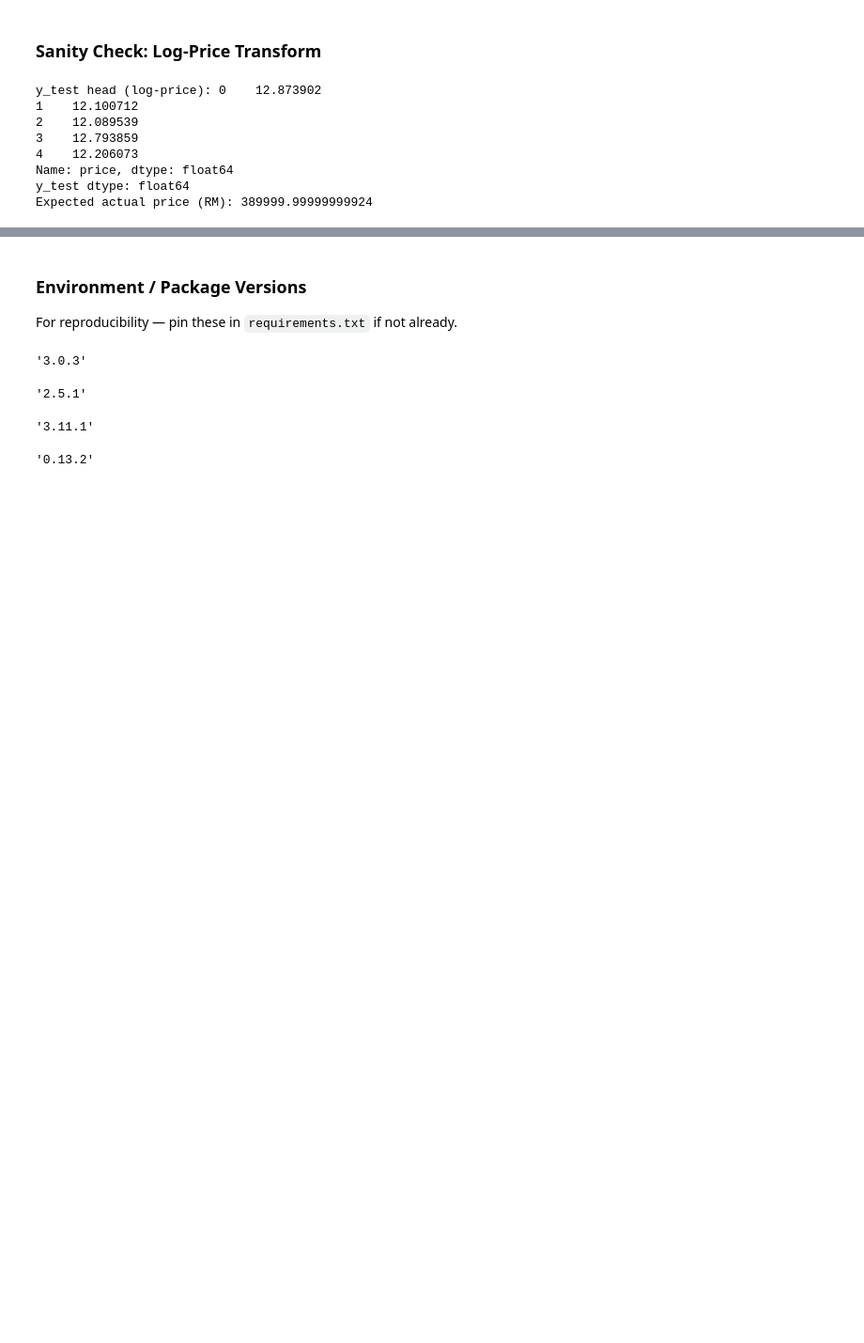
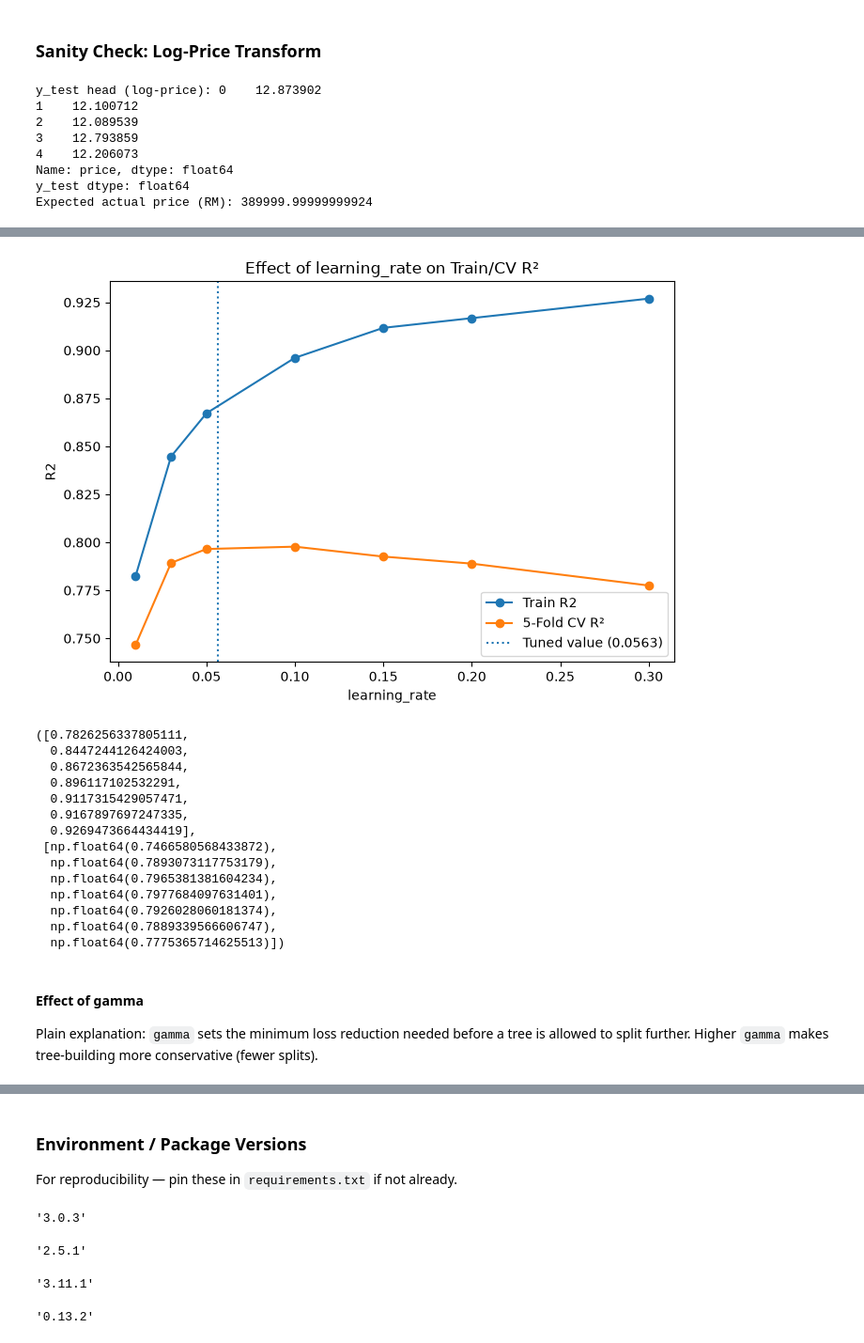
Before and after one commit to Lowzh5/Malaysian-Condominium-Prices-Data, a Jupyter notebook: src/model_XGBoost.ipynb, the cells around one changed output, grey strips where cells are left out. Shown at 94% size. Cells and saved outputs as stored; diff of their text form; code cells hidden in the pictures; blank space fills up the shorter version.

```diff
--- a/src/model_XGBoost.ipynb
+++ b/src/model_XGBoost.ipynb
@@ -498,0 +533,26 @@ plt.show()
+# %%
+plot_param_effect(
+    "learning_rate",
+    [0.01, 0.03, 0.05, 0.1, 0.15, 0.2, 0.3],
+    filename="xgboost_learning_rate_effect.png"
+)
+# %% [output]
+[figure, added]
+([0.7826256337805111,
+  0.8447244126424003,
+  0.8672363542565844,
+  0.896117102532291,
+  0.9117315429057471,
+  0.9167897697247335,
+  0.9269473664434419],
+ [np.float64(0.7466580568433872),
+  np.float64(0.7893073117753179),
+  np.float64(0.7965381381604234),
+  np.float64(0.7977684097631401),
+  np.float64(0.7926028060181374),
+  np.float64(0.7889339566606747),
+  np.float64(0.7775365714625513)])
+# %% [markdown]
+#### Effect of gamma
+
+Plain explanation: `gamma` sets the minimum loss reduction needed before a tree is allowed to split further. Higher `gamma` makes tree-building more conservative (fewer splits).
```
Also changed, not shown: parts of 36 cells of this notebook.
